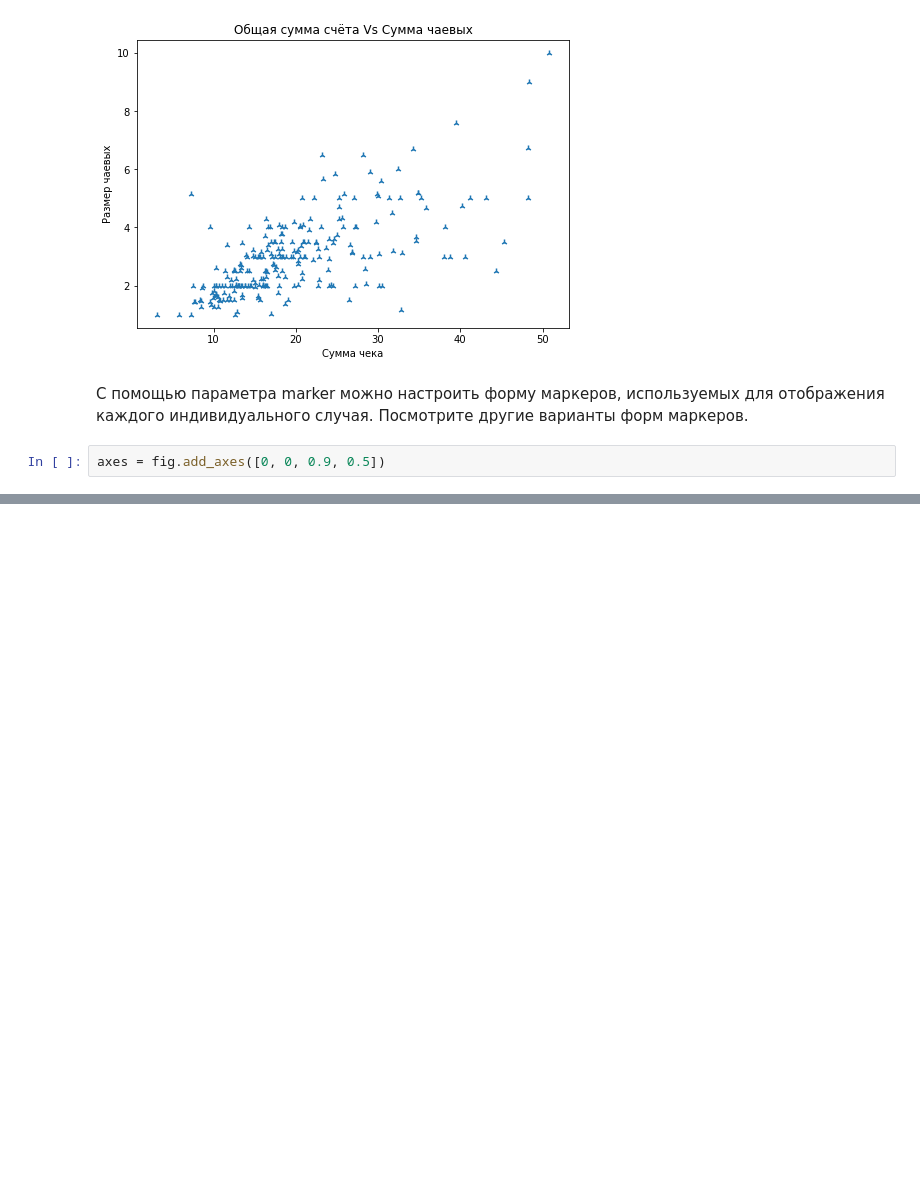
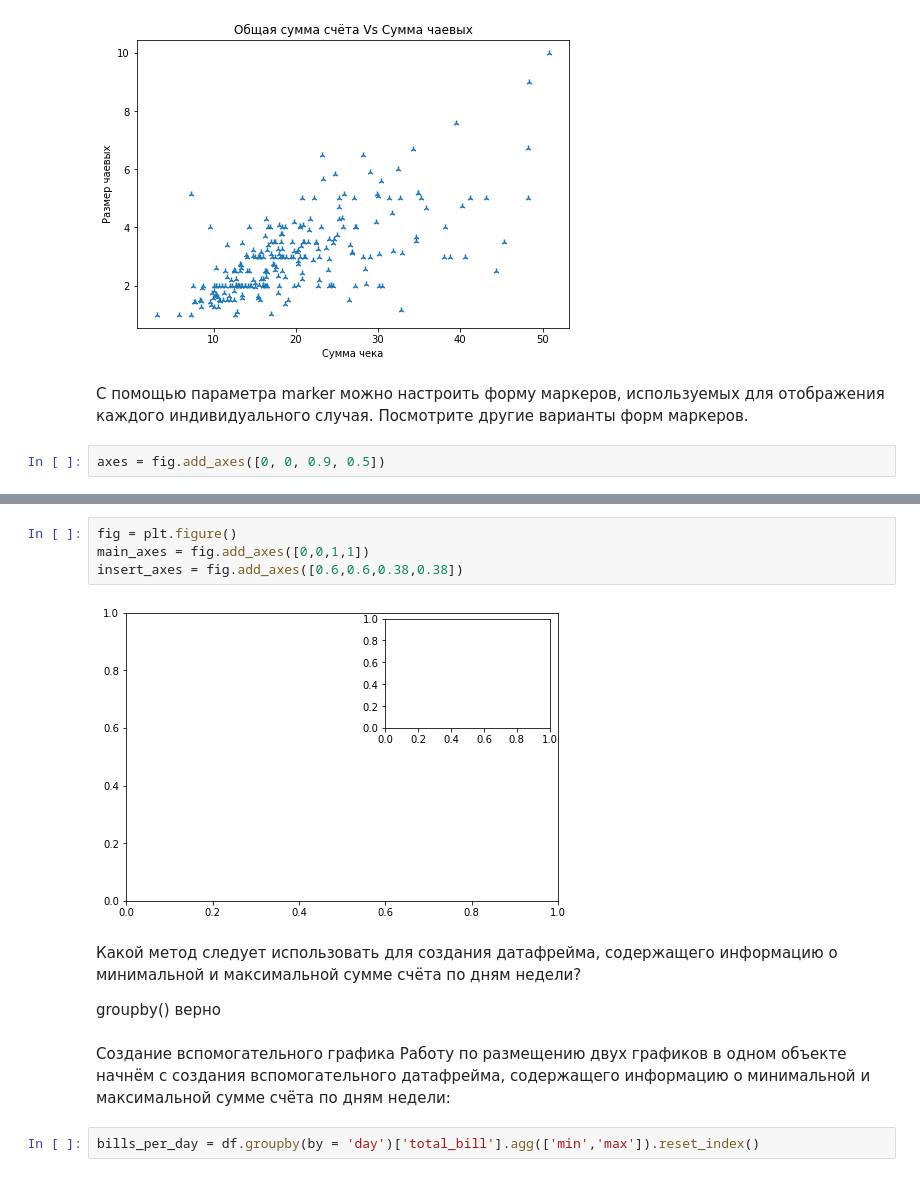
Before and after one commit to tempcat07/numpy, a Jupyter notebook: mynump.ipynb, the cells around one changed output, grey strips where cells are left out. Drawn from its saved outputs; the diff is of its cells as text; blank space fills up the shorter version.

```diff
--- a/mynump.ipynb
+++ b/mynump.ipynb
@@ -1098,0 +1107,15 @@ axes = fig.add_axes([0, 0, 0.9, 0.5])
+# %%
+fig = plt.figure()
+main_axes = fig.add_axes([0,0,1,1])
+insert_axes = fig.add_axes([0.6,0.6,0.38,0.38])
+# %% [output]
+[figure, added]
+# %% [markdown]
+Какой метод следует использовать для создания датафрейма, содержащего информацию о минимальной и максимальной сумме счёта по дням недели?
+
+groupby() верно
+# %% [markdown]
+Создание вспомогательного графика
+Работу по размещению двух графиков в одном объекте начнём с создания вспомогательного датафрейма, содержащего информацию о минимальной и максимальной сумме счёта по дням недели:
+# %%
+bills_per_day = df.groupby(by = 'day')['total_bill'].agg(['min','max']).reset_index()
```
Also changed, not shown: parts of 7 cells of this notebook.
